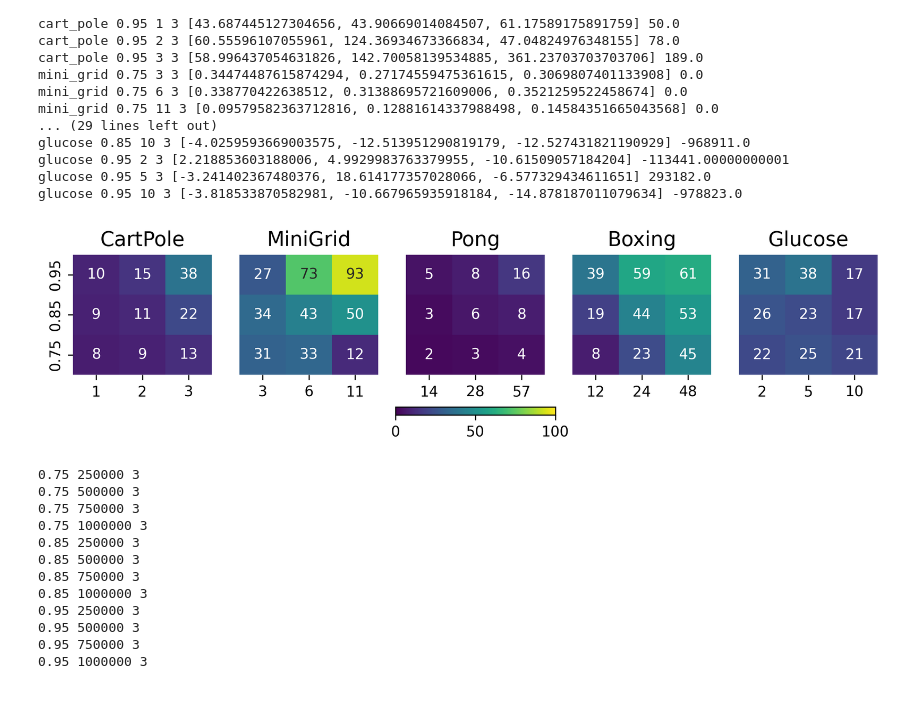
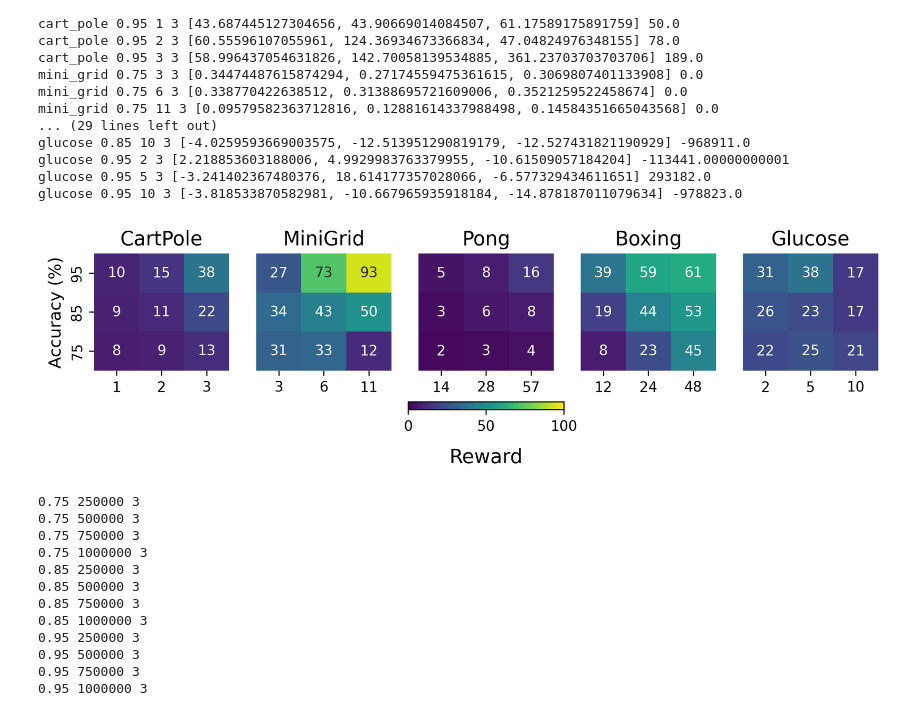
Before and after one commit to naveenr414/concept_decisions, a Jupyter notebook: scripts/notebooks/Plotting.ipynb, the cells around one changed output. Cells and saved outputs as stored; diff of their text form; code cells hidden in the pictures.

Commit message:
Updated all figures for paper

```diff
--- a/scripts/notebooks/Plotting.ipynb
+++ b/scripts/notebooks/Plotting.ipynb
@@ -276,17 +354,19 @@ Perfect glucose lp_hybrid 10 [21.87495612486339, 14.03924234062506, 39.298660449
 plot_dimensions = (1,len(perfect_environments))
 
 titles = [[name_to_nice[i] for i in perfect_environments]]
+y_labels = [["" for i in range(5)]]
+y_labels[0][0] = "Reward"
 
 sup_y_label = ""
 overall_format = {'figsize':(10,2),
     'style_size': style_size,
     'has_grid': False,
-    'y_lim': [[[0,100],[0,100],[0,100],[0,100],[0,65]]],
+    'y_lim': [[[0,100],[0,100],[0,100],[0,100],[0,100]]],
     'x_ticks': [[[[0,1,2],[round(num_concepts_selected[perfect_environments[i]]*[0.33,0.66,1][j]) for j in range(3)]] for i in range(5)] for j in range(1)],
 
 }
 
-fig,ax = create_axes(plot_dimensions,overall_format,titles=titles)
+fig,ax = create_axes(plot_dimensions,overall_format,titles=titles,y_labels=y_labels)
 
 line_format = {'color_palette': 'six_color', 'linewidth': 2}
 plt.tight_layout()
@@ -298,7 +378,7 @@ for i in range(len(perfect_environments)):
 
     print(x_groups,y_vals)
 
-    plot_line(ax[0][i],x_groups,y_vals,np.zeros(np.array(y_vals).shape), perfect_methods,line_format)
+    plot_line(ax[0][i],x_groups,y_vals,all_performances_k_std[i], perfect_methods,line_format)
 
 fig.savefig("../../results/figures/perfect_varied_k.pdf",dpi=300, bbox_inches='tight')
 # %% [output]
@@ -326,10 +422,13 @@ num_concepts_selected = {
 }
 
 all_performances_k = []
+all_performances_k_std = []
 for j,e in enumerate(imperfect_environments):
     temp_env = []
+    temp_env_std = []
     for m in imperfect_methods:
         temp = []
+        temp_std = []
 
         for fraction_selected in [0.33,0.66,1]:
             matching_params = get_results_matching_parameters("imperfect","",{'environment_string': e,'training_timesteps':training_times[e],
@@ -348,8 +447,14 @@ for j,e in enumerate(imperfect_environments):
             if np.isnan(performance):
                 performance = 0
             temp.append(performance)
+
+            performance = method_scales[j](np.std([i[m]['reward'] for i in matching_params if m in i and not np.isnan(i[m]['reward'])]))/len(matching_params)**.5
+            temp_std.append(performance)
+
         temp_env.append(temp)
+        temp_env_std.append(temp_std)
     all_performances_k.append(temp_env)
+    all_performances_k_std.append(temp_env_std)
 # %% [output]
 Perfect cart_pole random 1 [75.43149129447389, 81.05126118795769, 88.20726306465899] 1.0
 Perfect cart_pole random 2 [89.7954954954955, 75.75930144267274, 83.8357203032856] 2.0
@@ -372,16 +477,18 @@ Perfect boxing multiple_log 48 [99.00692840646651] 48.0
 plot_dimensions = (1,len(imperfect_environments))
 
 titles = [[name_to_nice[i] for i in imperfect_environments]]
+y_labels = [["" for i in range(5)]]
+y_labels[0][0] = "Reward"
 
 sup_y_label = ""
 overall_format = {'figsize':(10,2),
     'style_size': style_size,
     'has_grid': False,
-    'y_lim': [[[0,100],[0,100],[90,100],[40,100],[0,65]]],
+    'y_lim': [[[0,100],[0,100],[0,100],[0,100],[0,100]]],
     'x_ticks': [[[[0,1,2],[round(num_concepts_selected[imperfect_environments[i]]*[0.33,0.66,1][j]) for j in range(3)]] for i in range(4)] for j in range(1)],
 }
 
-fig,ax = create_axes(plot_dimensions,overall_format,titles=titles)
+fig,ax = create_axes(plot_dimensions,overall_format,titles=titles,y_labels=y_labels)
 
 line_format = {'color_palette': 'six_color', 'linewidth': 2}
 plt.tight_layout()
@@ -391,7 +498,7 @@ for i in range(len(imperfect_environments)):
 
     x_groups = [list(range(len(j))) for j in y_vals]
 
-    plot_line(ax[0][i],x_groups,y_vals,np.zeros(np.array(y_vals).shape), [methods_to_nice[m] for m in imperfect_methods],line_format)
+    plot_line(ax[0][i],x_groups,y_vals,all_performances_k_std[i], [methods_to_nice[m] for m in imperfect_methods],line_format)
 
 legend_format = {'style_size': style_size,'type': 'is_global', 'loc': 'lower left', 'ncol': 6, 'bbox_to_anchor': (0.23,-0.1),'fontsize': 18}
 create_legend(fig,ax,plot_dimensions,legend_format)
@@ -471,9 +594,9 @@ for i,e in enumerate(perfect_environments):
         for k,n in enumerate(num_concepts_selected[i]):
             matching_params = get_results_matching_parameters("imperfect","",{'environment_string': e, 'concept_accuracy': acc,
                         'num_concepts_selected': n, 'training_timesteps': training_times[e]})
-            print(e,acc,n,len(matching_params),[m['multiple_log']['reward'] for m in matching_params],round(np.mean([m['multiple_log']['reward'] for m in matching_params])/max_perf[i],2)*100)
-            if len(matching_params) > 0 and 'multiple_log' in matching_params[0]:
-                heatmap_by_env[i][j][k] = round(method_scales[i](np.mean([m['multiple_log']['reward'] for m in matching_params])))
+            print(e,acc,n,len(matching_params),[m['multiple']['reward'] for m in matching_params],round(np.mean([m['multiple']['reward'] for m in matching_params])/max_perf[i],2)*100)
+            if len(matching_params) > 0 and 'multiple' in matching_params[0]:
+                heatmap_by_env[i][j][k] = round(method_scales[i](np.mean([m['multiple']['reward'] for m in matching_params])))
 # %% [output]
 cart_pole 0.75 1 3 [41.38704318936877, 38.26825518831668, 45.68135904499541] 42.0
 cart_pole 0.75 2 3 [41.06286186931348, 47.113421550094515, 51.714880332986475] 47.0
@@ -518,40 +641,43 @@ fig, ax = create_axes(plot_dimensions, overall_format, titles=titles)
 
 # Draw all heatmaps WITHOUT colorbars
 for i in range(len(perfect_environments)):
-    annot = accuracies
+    annot = ["75","85","95"]
     if i!=0:
         annot = []
     sns.heatmap(
         heatmap_by_env[i],
         ax=ax[0][i],
         cmap="viridis",
         xticklabels=num_concepts_selected[i],
         yticklabels=annot,
         vmin=0, vmax=100,   # ensure consistent scaling
         cbar=False,
         annot=True
     )
     ax[0][i].invert_yaxis()
 
 # ---- GLOBAL HORIZONTAL COLORBAR (0 to 1) ----
 norm = mpl.colors.Normalize(vmin=0, vmax=100)
 sm = mpl.cm.ScalarMappable(norm=norm, cmap="viridis")
 sm.set_array([])
 
 cbar = fig.colorbar(
     sm,
     ax=[a for row in ax for a in row],
     orientation='horizontal',
     fraction=0.05,    # thinner bar
     pad=0.20          # spacing from subplots
 )
+cbar.set_label("Reward",fontsize=14,labelpad=10)
+
+ax[0][0].set_ylabel("Accuracy (%)", fontsize=12)
 
 fig.savefig(
     "../../results/figures/num_concepts_accuracy.pdf",
     dpi=300,
     bbox_inches='tight')
 # %% [output]
-[figure, old version]
+[figure, new version]
 # %%
 num_concepts_selected = 11
 concept_accuracies = [0.75,0.85,0.95]
```
Also changed, not shown: parts of 42 cells of this notebook.
